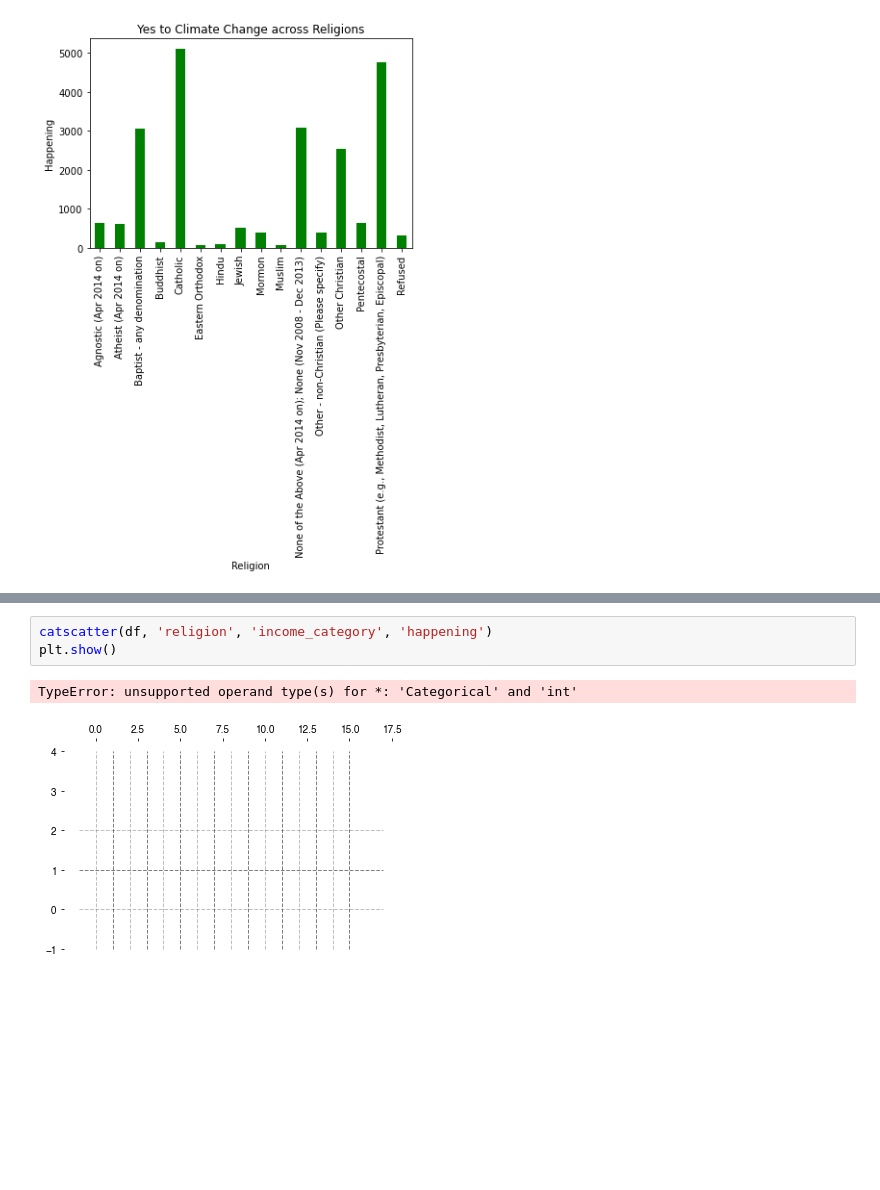
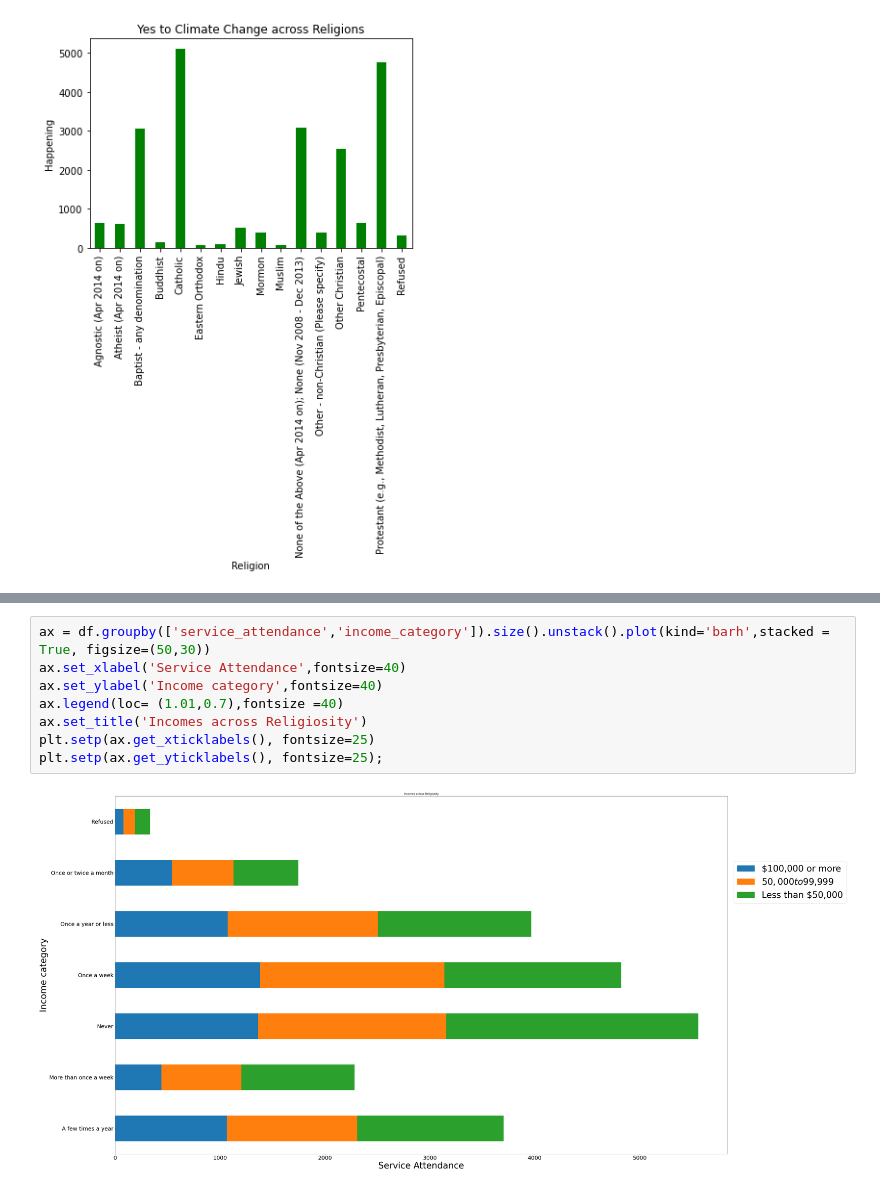
Before and after one commit to sabaiitj/Climate-Change-Survey, a Jupyter notebook: code/Saba_Notebook.ipynb, the cells around one changed output, grey strips where cells are left out. Drawn from its saved outputs; the diff is of its cells as text; blank space fills up the shorter version.

```diff
--- a/code/Saba_Notebook.ipynb
+++ b/code/Saba_Notebook.ipynb
@@ -409,6 +409,10 @@ SyntaxError: EOL while scanning string literal (2807799867.py, line 1)
-# %%
-catscatter(df, 'religion', 'income_category', 'happening')
-plt.show()
-# %% [output]
-TypeError: unsupported operand type(s) for *: 'Categorical' and 'int'
-[figure, removed]
+# %%
+ax = df.groupby(['service_attendance','income_category']).size().unstack().plot(kind='barh',stacked = True, figsize=(50,30))
+ax.set_xlabel('Service Attendance',fontsize=40)
+ax.set_ylabel('Income category',fontsize=40)
+ax.legend(loc= (1.01,0.7),fontsize =40)
+ax.set_title('Incomes across Religiosity')
+plt.setp(ax.get_xticklabels(), fontsize=25)
+plt.setp(ax.get_yticklabels(), fontsize=25);
+# %% [output]
+[figure, added]
```
Also changed, not shown: parts of 38 cells of this notebook.
